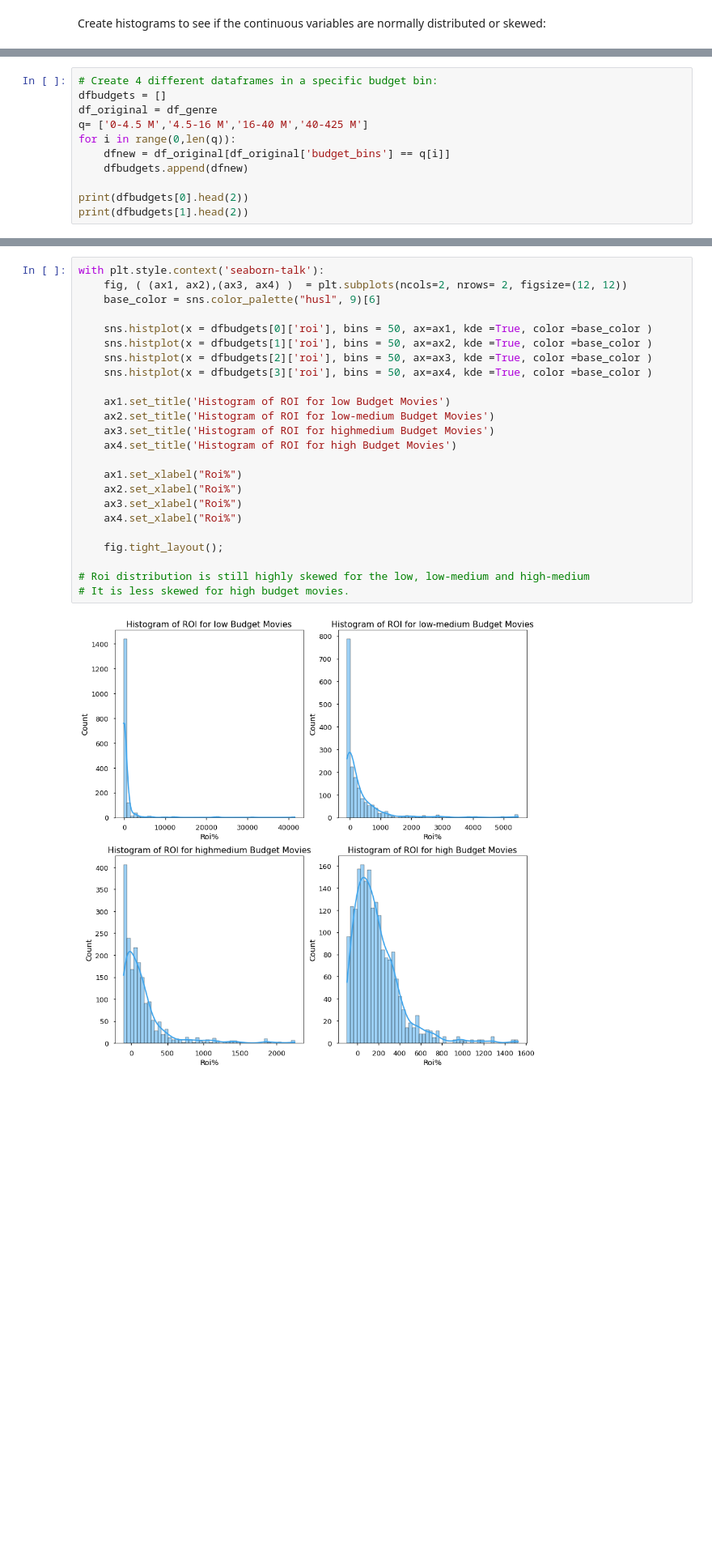
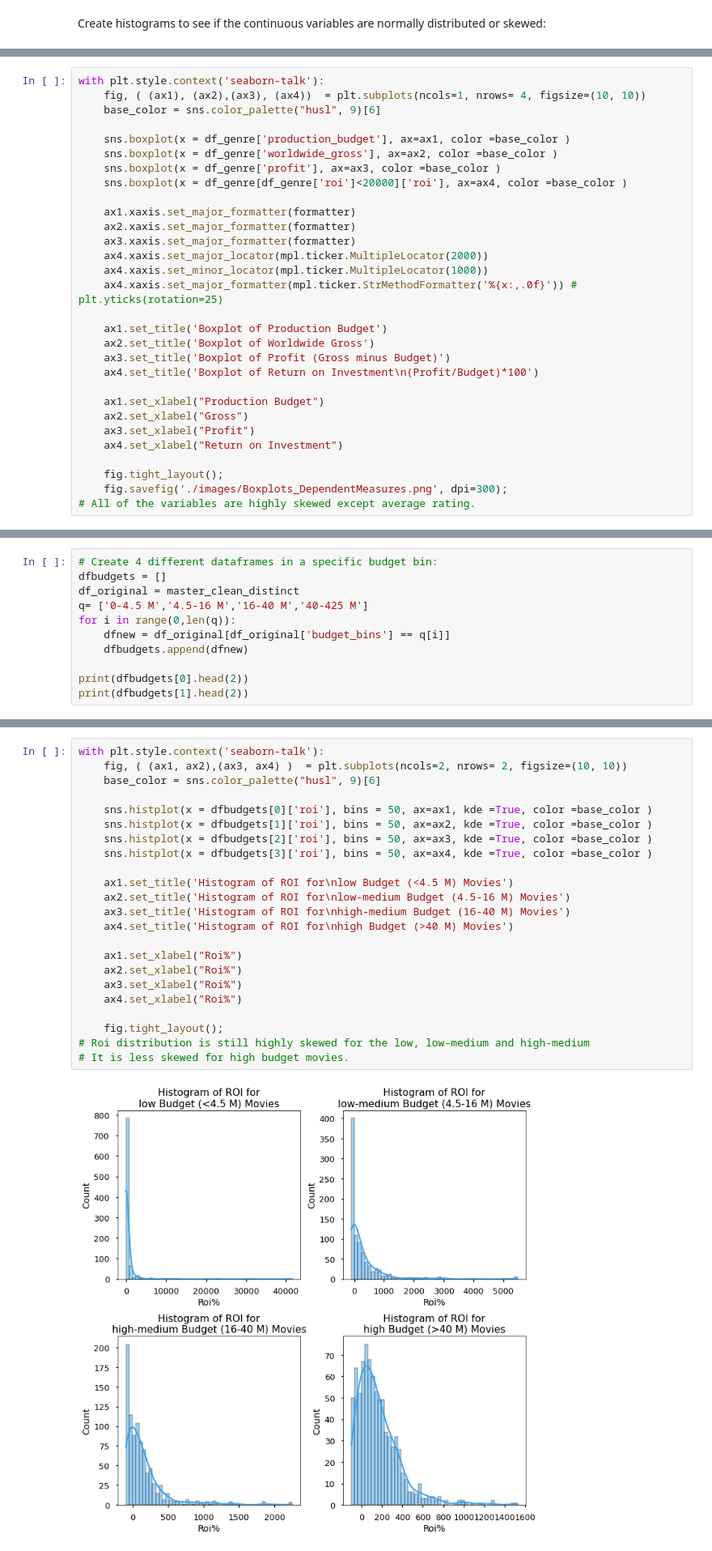
Before and after one commit to erdemiraysu/Exploratory-Movie-Analyses, a Jupyter notebook: student.ipynb, the cells around one changed output, grey strips where cells are left out. Shown at 81% size. Drawn from its saved outputs; the diff is of its cells as text; blank space fills up the shorter version.

```diff
--- a/student.ipynb
+++ b/student.ipynb
@@ -912,0 +1006,30 @@ df_genre.hist(bins=50, figsize=(12,14));
+# %%
+with plt.style.context('seaborn-talk'):
+    fig, ( (ax1), (ax2),(ax3), (ax4))  = plt.subplots(ncols=1, nrows= 4, figsize=(10, 10))
+    base_color = sns.color_palette("husl", 9)[6]
+
+    sns.boxplot(x = df_genre['production_budget'], ax=ax1, color =base_color )
+    sns.boxplot(x = df_genre['worldwide_gross'], ax=ax2, color =base_color )
+    sns.boxplot(x = df_genre['profit'], ax=ax3, color =base_color )
+    sns.boxplot(x = df_genre[df_genre['roi']<20000]['roi'], ax=ax4, color =base_color )
+
+    ax1.xaxis.set_major_formatter(formatter)
+    ax2.xaxis.set_major_formatter(formatter)
+    ax3.xaxis.set_major_formatter(formatter)
+    ax4.xaxis.set_major_locator(mpl.ticker.MultipleLocator(2000))
+    ax4.xaxis.set_minor_locator(mpl.ticker.MultipleLocator(1000))
+    ax4.xaxis.set_major_formatter(mpl.ticker.StrMethodFormatter('%{x:,.0f}')) # plt.yticks(rotation=25)
+
+    ax1.set_title('Boxplot of Production Budget')
+    ax2.set_title('Boxplot of Worldwide Gross')
+    ax3.set_title('Boxplot of Profit (Gross minus Budget)')
+    ax4.set_title('Boxplot of Return on Investment\n(Profit/Budget)*100')
+
+    ax1.set_xlabel("Production Budget")
+    ax2.set_xlabel("Gross")
+    ax3.set_xlabel("Profit")
+    ax4.set_xlabel("Return on Investment")
+
+    fig.tight_layout();
+    fig.savefig('./images/Boxplots_DependentMeasures.png', dpi=300);
+# All of the variables are highly skewed except average rating.
@@ -913,7 +1042,7 @@ df_genre.hist(bins=50, figsize=(12,14));
 # %%
 # Create 4 different dataframes in a specific budget bin:
 dfbudgets = []
-df_original = df_genre
+df_original = master_clean_distinct
 q= ['0-4.5 M','4.5-16 M','16-40 M','40-425 M']
 for i in range(0,len(q)):
     dfnew = df_original[df_original['budget_bins'] == q[i]]
@@ -944,26 +1073,25 @@ Based on 4 different budget ranges create different histograms to see if data is
 # %%
 with plt.style.context('seaborn-talk'):
-    fig, ( (ax1, ax2),(ax3, ax4) )  = plt.subplots(ncols=2, nrows= 2, figsize=(12, 12))
+    fig, ( (ax1, ax2),(ax3, ax4) )  = plt.subplots(ncols=2, nrows= 2, figsize=(10, 10))
     base_color = sns.color_palette("husl", 9)[6]
 
     sns.histplot(x = dfbudgets[0]['roi'], bins = 50, ax=ax1, kde =True, color =base_color )
     sns.histplot(x = dfbudgets[1]['roi'], bins = 50, ax=ax2, kde =True, color =base_color )
     sns.histplot(x = dfbudgets[2]['roi'], bins = 50, ax=ax3, kde =True, color =base_color )
     sns.histplot(x = dfbudgets[3]['roi'], bins = 50, ax=ax4, kde =True, color =base_color )
 
-    ax1.set_title('Histogram of ROI for low Budget Movies')
-    ax2.set_title('Histogram of ROI for low-medium Budget Movies')
-    ax3.set_title('Histogram of ROI for highmedium Budget Movies')
-    ax4.set_title('Histogram of ROI for high Budget Movies')
+    ax1.set_title('Histogram of ROI for\nlow Budget (<4.5 M) Movies')
+    ax2.set_title('Histogram of ROI for\nlow-medium Budget (4.5-16 M) Movies')
+    ax3.set_title('Histogram of ROI for\nhigh-medium Budget (16-40 M) Movies')
+    ax4.set_title('Histogram of ROI for\nhigh Budget (>40 M) Movies')
 
     ax1.set_xlabel("Roi%")
     ax2.set_xlabel("Roi%")
     ax3.set_xlabel("Roi%")
     ax4.set_xlabel("Roi%")
 
     fig.tight_layout();
-
 # Roi distribution is still highly skewed for the low, low-medium and high-medium
 # It is less skewed for high budget movies.
 # %% [output]
-[figure, old version]
+[figure, new version]
```
Also changed, not shown: parts of 118 cells of this notebook.
